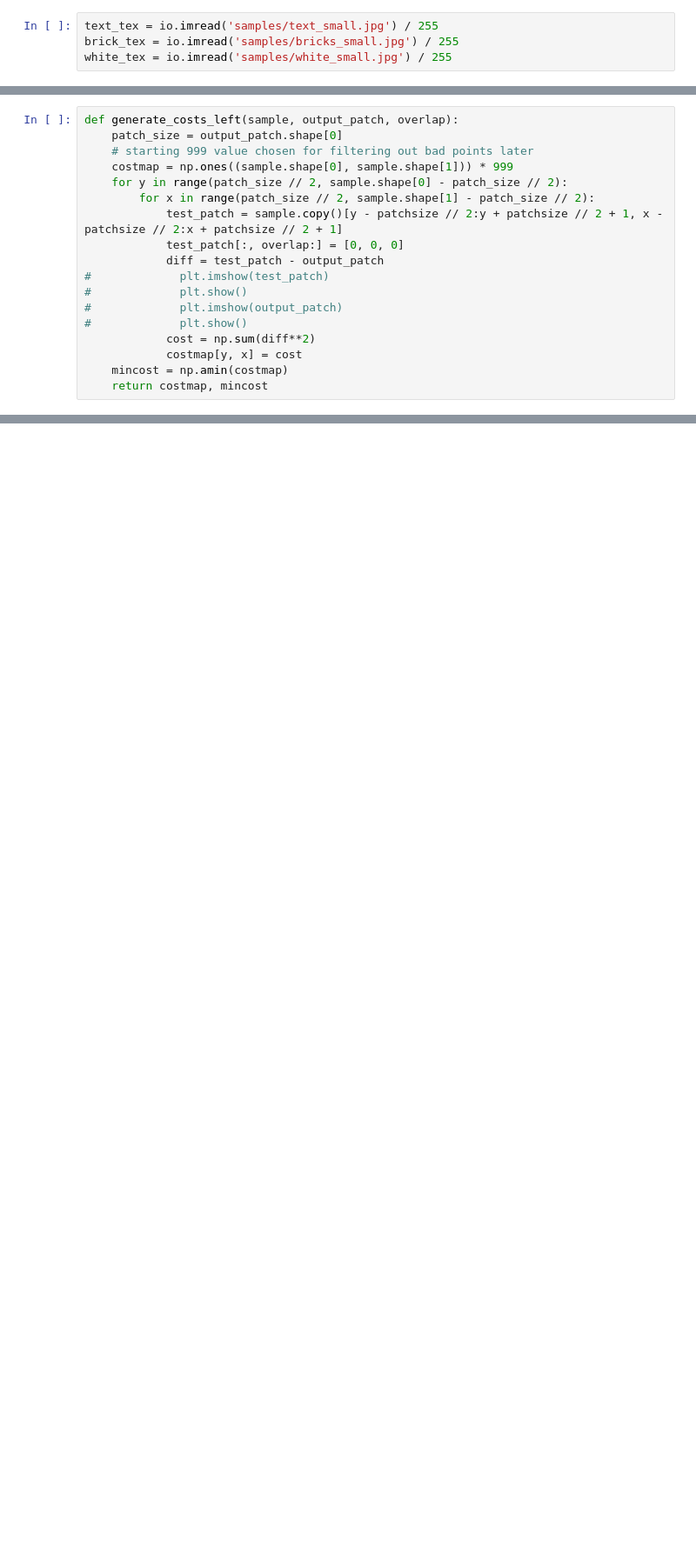
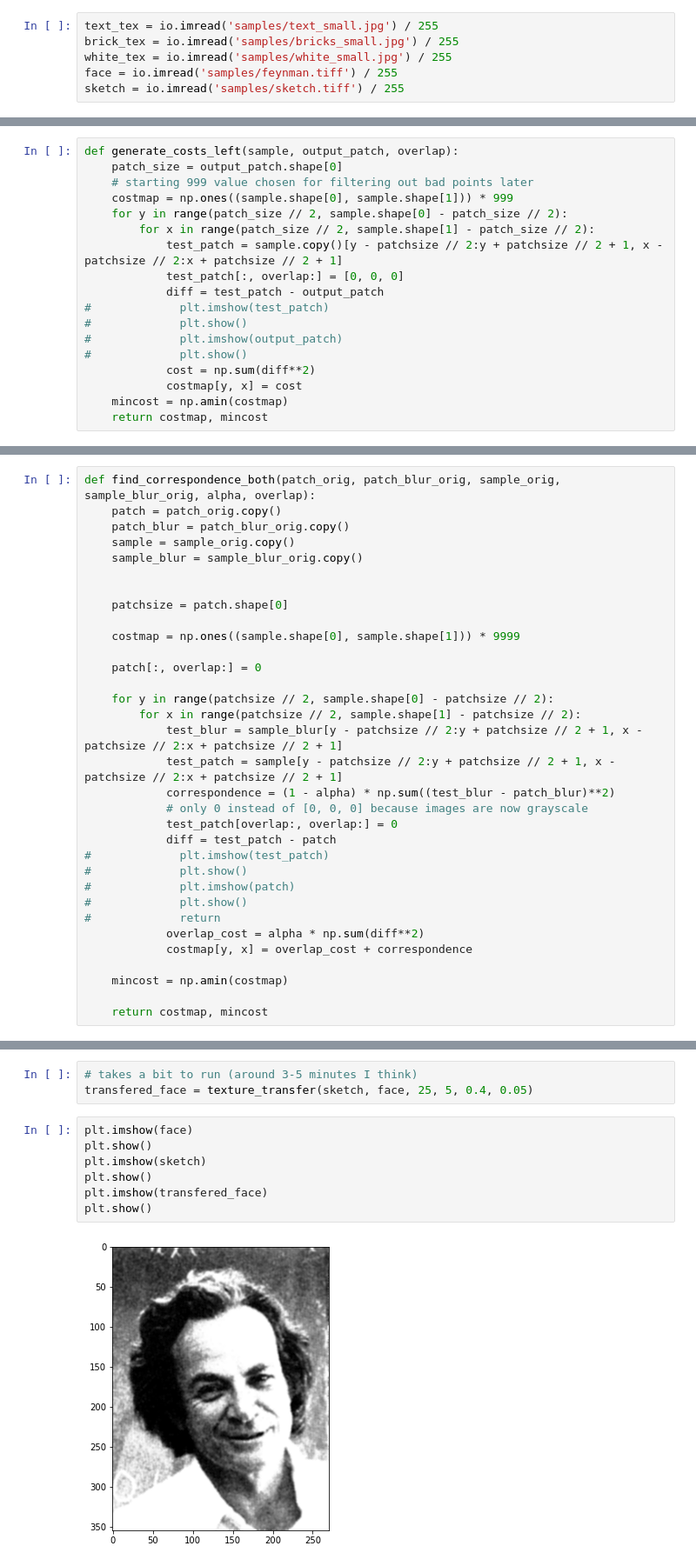
Before and after one commit to morgan-nanez/cs194_final, a Jupyter notebook: proj2_image_quilting/main.ipynb, the cells around one changed output, grey strips where cells are left out. Shown at 87% size. Saved outputs shown, nothing was run; the diff lists cells and outputs as text; blank space fills up the shorter version.

```diff
--- a/proj2_image_quilting/main.ipynb
+++ b/proj2_image_quilting/main.ipynb
@@ -21,4 +20,6 @@ from scipy.ndimage.filters import convolve
 text_tex = io.imread('samples/text_small.jpg') / 255
 brick_tex = io.imread('samples/bricks_small.jpg') / 255
 white_tex = io.imread('samples/white_small.jpg') / 255
+face = io.imread('samples/feynman.tiff') / 255
+sketch = io.imread('samples/sketch.tiff') / 255
 # %%
@@ -315,0 +482,33 @@ def quilt_cut(sample, outsize, patchsize, overlap, tol):
+# %%
+def find_correspondence_both(patch_orig, patch_blur_orig, sample_orig, sample_blur_orig, alpha, overlap):
+    patch = patch_orig.copy()
+    patch_blur = patch_blur_orig.copy()
+    sample = sample_orig.copy()
+    sample_blur = sample_blur_orig.copy()
+
+
+    patchsize = patch.shape[0]
+
+    costmap = np.ones((sample.shape[0], sample.shape[1])) * 9999
+
+    patch[:, overlap:] = 0
+
+    for y in range(patchsize // 2, sample.shape[0] - patchsize // 2):
+        for x in range(patchsize // 2, sample.shape[1] - patchsize // 2):
+            test_blur = sample_blur[y - patchsize // 2:y + patchsize // 2 + 1, x - patchsize // 2:x + patchsize // 2 + 1]
+            test_patch = sample[y - patchsize // 2:y + patchsize // 2 + 1, x - patchsize // 2:x + patchsize // 2 + 1]
+            correspondence = (1 - alpha) * np.sum((test_blur - patch_blur)**2)
+            # only 0 instead of [0, 0, 0] because images are now grayscale
+            test_patch[overlap:, overlap:] = 0
+            diff = test_patch - patch
+#             plt.imshow(test_patch)
+#             plt.show()
+#             plt.imshow(patch)
+#             plt.show()
+#             return
+            overlap_cost = alpha * np.sum(diff**2)
+            costmap[y, x] = overlap_cost + correspondence
+
+    mincost = np.amin(costmap)
+
+    return costmap, mincost
@@ -315,0 +572,12 @@ def quilt_cut(sample, outsize, patchsize, overlap, tol):
+# %%
+# takes a bit to run (around 3-5 minutes I think)
+transfered_face = texture_transfer(sketch, face, 25, 5, 0.4, 0.05)
+# %%
+plt.imshow(face)
+plt.show()
+plt.imshow(sketch)
+plt.show()
+plt.imshow(transfered_face)
+plt.show()
+# %% [output]
+[figure, added]
```
Also changed, not shown: parts of 20 cells of this notebook, 2 other files.
